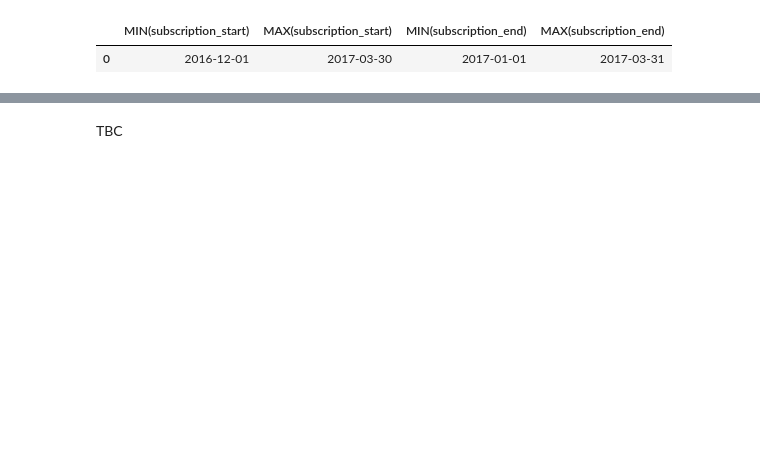
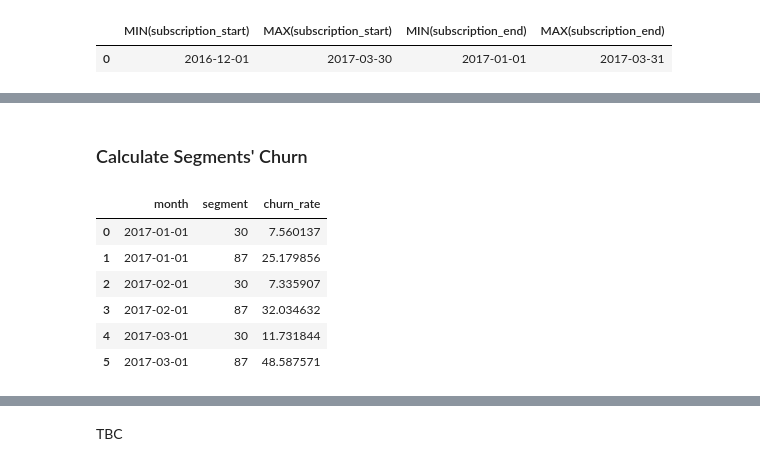
Before and after one commit to 3quetra/portfolio, a Jupyter notebook: sql/marketing_analysis.ipynb, the cells around one changed output, grey strips where cells are left out. Cells and saved outputs as stored; diff of their text form; code cells hidden in the pictures; blank space fills up the shorter version.

```diff
--- a/sql/marketing_analysis.ipynb
+++ b/sql/marketing_analysis.ipynb
@@ -539,0 +542,77 @@ We are going to calculate the churn rate for both segments (87 and 30) over the
+# %% [markdown]
+### Calculate Segments' Churn <a class="anchor" id="calculate-segments-churn"></a>
+# %%
+churn = sql('''
+    WITH months AS (
+        SELECT
+            '2017-01-01' AS first_day,
+            '2017-01-31' AS last_day
+        UNION
+
+        SELECT
+            '2017-02-01' AS first_day,
+            '2017-02-28' AS last_day
+        UNION
+
+        SELECT
+            '2017-03-01' AS first_day,
+            '2017-03-31' AS last_day
+    ),
+
+
+    cross_join AS (
+        SELECT *
+        FROM Subs
+        CROSS JOIN months
+    ),
+
+    status AS (
+        SELECT
+            id,
+            segment,
+            first_day AS month,
+            CASE
+                WHEN (subscription_start < first_day)
+                    AND (
+                        subscription_end > first_day
+                        OR subscription_end IS NULL
+                    )
+                    THEN 1
+                ELSE 0
+            END AS is_active,
+
+            CASE
+                WHEN (subscription_end BETWEEN first_day AND last_day)
+                    THEN 1
+                ELSE 0
+            END AS is_canceled
+        FROM cross_join
+    ),
+
+
+    status_aggregate AS (
+        SELECT
+            month,
+            segment,
+            SUM(is_active) as active,
+            SUM(is_canceled) as canceled
+        FROM status
+        GROUP BY month, segment
+    )
+
+    SELECT
+        month,
+        segment,
+        100.0 * canceled / active AS churn_rate
+    FROM status_aggregate
+    GROUP BY month, segment;
+''', cursor=cursor2)
+churn
+# %% [output]
+|  | month | segment | churn_rate |
+| 0 | 2017-01-01 | 30 | 7.560137 |
+| 1 | 2017-01-01 | 87 | 25.179856 |
+| 2 | 2017-02-01 | 30 | 7.335907 |
+| 3 | 2017-02-01 | 87 | 32.034632 |
+| 4 | 2017-03-01 | 30 | 11.731844 |
+| 5 | 2017-03-01 | 87 | 48.587571 |
```
Also changed, not shown: parts of 8 cells of this notebook, 1 other file.
